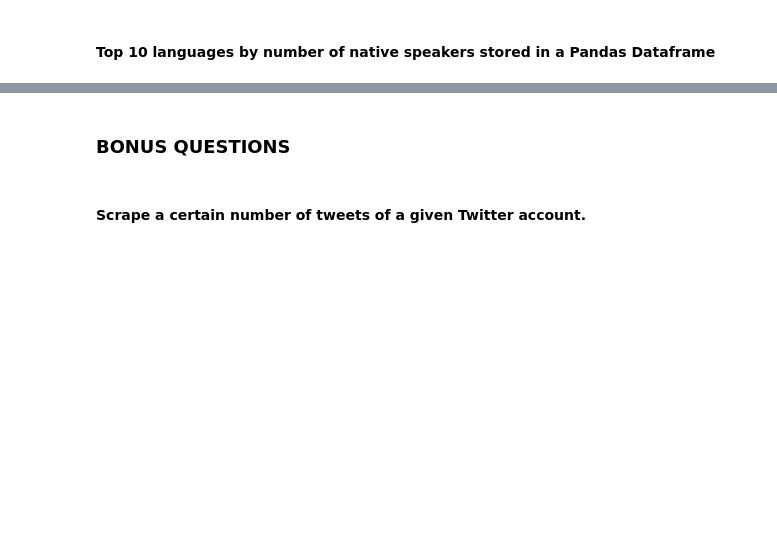
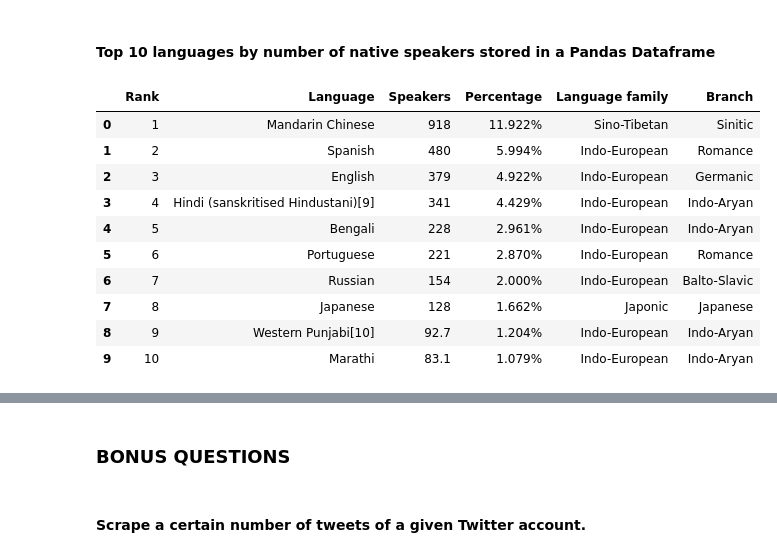
Before and after one commit to Ironhack-Data-Madrid-Abril-2021/lab_scraping_selenium, a Jupyter notebook: your-code/main.ipynb, the cells around one changed output, grey strips where cells are left out. Cells and saved outputs as stored; diff of their text form; code cells hidden in the pictures; blank space fills up the shorter version.

````diff
--- a/your-code/main.ipynb
+++ b/your-code/main.ipynb
@@ -118,3 +118,19 @@ Your output should look like below:
  'komeiji-satori (神楽坂覚々)',
  'script-8']
  ```
+# %%
+PATH = '/mnt/c/Users/Vicente/Desktop/Semana_3/lab_scraping_selenium/your-code/chromedriver.exe'
+
+url = 'https://github.com/trending/developers'
+
+driver=webdriver.Chrome(PATH)
+driver.get(url)
+
+nicks = [b.text for b in driver.find_elements_by_class_name('f4.text-normal.mb-1')]
+
+driver.get(url)
+dev=driver.find_elements_by_class_name('h3.lh-condensed')
+res= [i.text for i in dev]
+
+name_nick=[res+nicks]
+name_nick
@@ -333,0 +498,28 @@ url = 'https://en.wikipedia.org/wiki/List_of_languages_by_number_of_native_speak
+# %%
+driver=webdriver.Chrome(PATH)
+
+driver.get(url)
+
+time.sleep(2)
+
+cabeceras=driver.find_element_by_tag_name('thead')
+cabeceras=[c.text.split("\n")[0] for c in cabeceras.find_elements_by_tag_name('th')]
+line=[a.text for a in driver.find_elements_by_class_name('tbody')]
+tabla=driver.find_element_by_xpath('//*[@id="mw-content-text"]/div[1]/table[2]')
+filas=tabla.find_elements_by_tag_name('tr')
+datos=[[e.text for e in f.find_elements_by_tag_name('td')] for f in filas]
+# %%
+df = pd.DataFrame(datos[1:11], columns=cabeceras)
+df
+# %% [output]
+|  | Rank | Language | Speakers | Percentage | Language family | Branch |
+| 0 | 1 | Mandarin Chinese | 918 | 11.922% | Sino-Tibetan | Sinitic |
+| 1 | 2 | Spanish | 480 | 5.994% | Indo-European | Romance |
+| 2 | 3 | English | 379 | 4.922% | Indo-European | Germanic |
+| 3 | 4 | Hindi (sanskritised Hindustani)[9] | 341 | 4.429% | Indo-European | Indo-Aryan |
+| 4 | 5 | Bengali | 228 | 2.961% | Indo-European | Indo-Aryan |
+| 5 | 6 | Portuguese | 221 | 2.870% | Indo-European | Romance |
+| 6 | 7 | Russian | 154 | 2.000% | Indo-European | Balto-Slavic |
+| 7 | 8 | Japanese | 128 | 1.662% | Japonic | Japanese |
+| 8 | 9 | Western Punjabi[10] | 92.7 | 1.204% | Indo-European | Indo-Aryan |
+| 9 | 10 | Marathi | 83.1 | 1.079% | Indo-European | Indo-Aryan |
````
Also changed, not shown: parts of 30 cells of this notebook.
